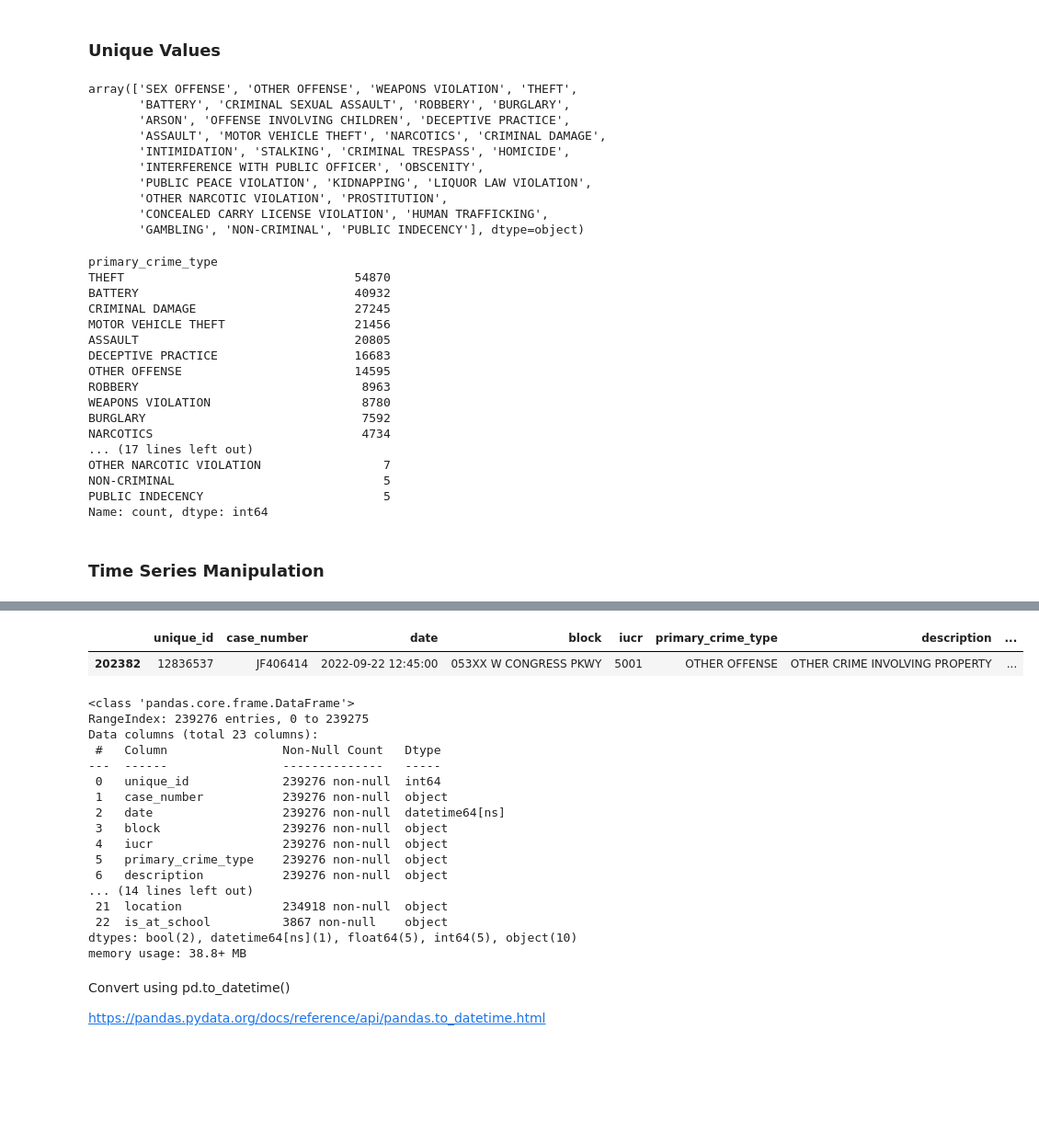
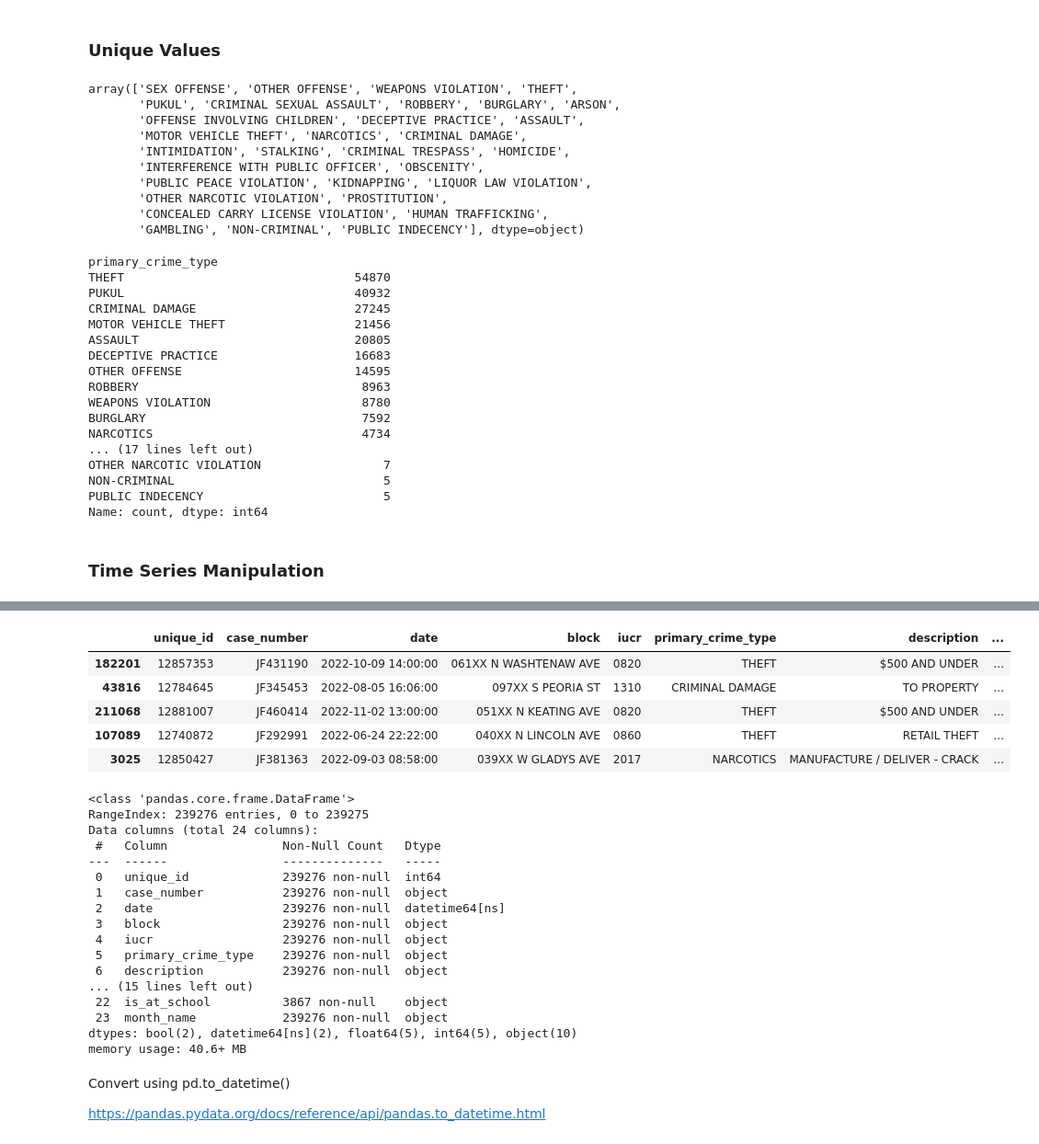
Before and after one commit to ksa-de101-0824/python-pandas, a Jupyter notebook: Demo/1 import data and manipulation.ipynb, the cells around one changed output, grey strips where cells are left out. Shown at 92% size. Saved outputs shown, nothing was run; the diff lists cells and outputs as text; code cells hidden in the pictures; blank space fills up the shorter version.

```diff
--- a/Demo/1 import data and manipulation.ipynb
+++ b/Demo/1 import data and manipulation.ipynb
@@ -526,5 +718,7 @@ df_crime[['primary_crime_type']].replace('BATTERY', 'PUKUL')
 # %%
 # Using RegEx we can quickly perform list comprehension
 import re
-[re.sub('BATTERY', 'PUKUL', x) for x in df_crime['primary_crime_type']]
+df_crime['primary_crime_type'] = [re.sub('BATTERY', 'PUKUL', x) for x in df_crime['primary_crime_type']]
+
+display(df_crime['primary_crime_type'].head(30))
 # %% [output]
@@ -677,9 +895,9 @@ dtype: int64
 df_crime['primary_crime_type'].unique()
 # %% [output]
 array(['SEX OFFENSE', 'OTHER OFFENSE', 'WEAPONS VIOLATION', 'THEFT',
-       'BATTERY', 'CRIMINAL SEXUAL ASSAULT', 'ROBBERY', 'BURGLARY',
-       'ARSON', 'OFFENSE INVOLVING CHILDREN', 'DECEPTIVE PRACTICE',
-       'ASSAULT', 'MOTOR VEHICLE THEFT', 'NARCOTICS', 'CRIMINAL DAMAGE',
+       'PUKUL', 'CRIMINAL SEXUAL ASSAULT', 'ROBBERY', 'BURGLARY', 'ARSON',
+       'OFFENSE INVOLVING CHILDREN', 'DECEPTIVE PRACTICE', 'ASSAULT',
+       'MOTOR VEHICLE THEFT', 'NARCOTICS', 'CRIMINAL DAMAGE',
        'INTIMIDATION', 'STALKING', 'CRIMINAL TRESPASS', 'HOMICIDE',
        'INTERFERENCE WITH PUBLIC OFFICER', 'OBSCENITY',
        'PUBLIC PEACE VIOLATION', 'KIDNAPPING', 'LIQUOR LAW VIOLATION',
@@ -693,7 +911,7 @@ print(crime_type_counts)
 # %% [output]
 primary_crime_type
 THEFT                                54870
-BATTERY                              40932
+PUKUL                                40932
 CRIMINAL DAMAGE                      27245
 MOTOR VEHICLE THEFT                  21456
 ASSAULT                              20805
@@ -715,10 +933,14 @@ Name: count, dtype: int64
 
 <img src="./images/datetime.png" height=500>
 # %%
-df_crime.sample()
+df_crime.sample(5)
 # %% [output]
 |  | unique_id | case_number | date | block | iucr | primary_crime_type | description | ... |
-| 202382 | 12836537 | JF406414 | 2022-09-22 12:45:00 | 053XX W CONGRESS PKWY | 5001 | OTHER OFFENSE | OTHER CRIME INVOLVING PROPERTY | ... |
+| 182201 | 12857353 | JF431190 | 2022-10-09 14:00:00 | 061XX N WASHTENAW AVE | 0820 | THEFT | $500 AND UNDER | ... |
+| 43816 | 12784645 | JF345453 | 2022-08-05 16:06:00 | 097XX S PEORIA ST | 1310 | CRIMINAL DAMAGE | TO PROPERTY | ... |
+| 211068 | 12881007 | JF460414 | 2022-11-02 13:00:00 | 051XX N KEATING AVE | 0820 | THEFT | $500 AND UNDER | ... |
+| 107089 | 12740872 | JF292991 | 2022-06-24 22:22:00 | 040XX N LINCOLN AVE | 0860 | THEFT | RETAIL THEFT | ... |
+| 3025 | 12850427 | JF381363 | 2022-09-03 08:58:00 | 039XX W GLADYS AVE | 2017 | NARCOTICS | MANUFACTURE / DELIVER - CRACK | ... |
 # %%
 # Lets extract datetime attributes at updated_on column (get month, date, week_of_year...)
 df_crime.info()
@@ -727,7 +949,7 @@ df_crime.info()
 # %% [output]
 <class 'pandas.core.frame.DataFrame'>
 RangeIndex: 239276 entries, 0 to 239275
-Data columns (total 23 columns):
+Data columns (total 24 columns):
  #   Column                Non-Null Count   Dtype
 ---  ------                --------------   -----
  0   unique_id             239276 non-null  int64
@@ -737,11 +959,11 @@ Data columns (total 23 columns):
  4   iucr                  239276 non-null  object
  5   primary_crime_type    239276 non-null  object
  6   description           239276 non-null  object
-... (14 lines left out)
- 21  location              234918 non-null  object
+... (15 lines left out)
  22  is_at_school          3867 non-null    object
-dtypes: bool(2), datetime64[ns](1), float64(5), int64(5), object(10)
-memory usage: 38.8+ MB
+ 23  month_name            239276 non-null  object
+dtypes: bool(2), datetime64[ns](2), float64(5), int64(5), object(10)
+memory usage: 40.6+ MB
 # %% [markdown]
 Convert using pd.to_datetime()
 
```
Also changed, not shown: parts of 37 cells of this notebook, 3 other files.
